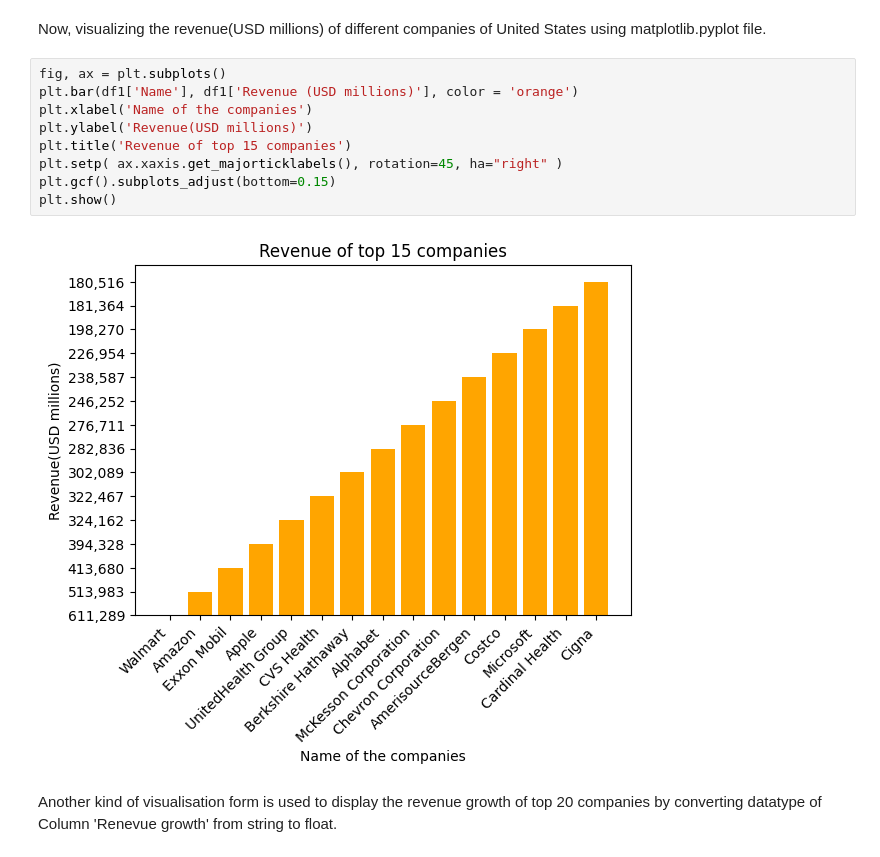
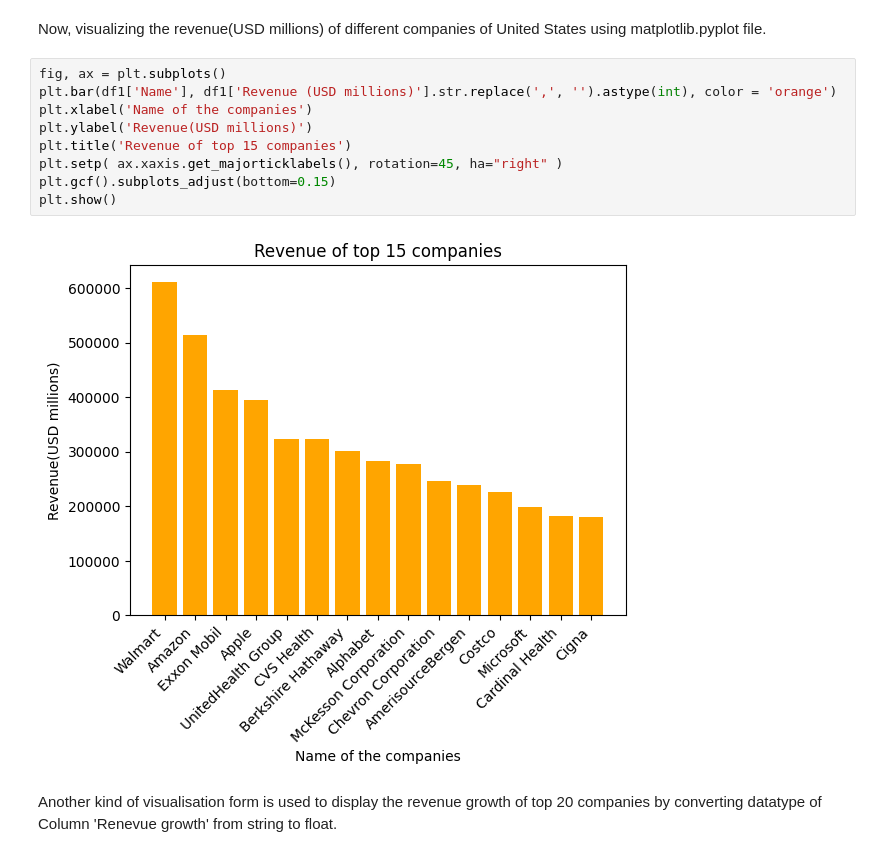
Before and after one commit to poonamsharma22/4th_wave_cantek, a Jupyter notebook: Poonam_Sharma.ipynb, the cells around one changed output. Saved outputs shown, nothing was run; the diff lists cells and outputs as text.

```diff
--- a/Poonam_Sharma.ipynb
+++ b/Poonam_Sharma.ipynb
@@ -147,15 +129,15 @@ df1
 Now, visualizing the revenue(USD millions) of different companies of United States using matplotlib.pyplot file.
 # %%
 fig, ax = plt.subplots()
-plt.bar(df1['Name'], df1['Revenue (USD millions)'], color = 'orange')
+plt.bar(df1['Name'], df1['Revenue (USD millions)'].str.replace(',', '').astype(int), color = 'orange')
 plt.xlabel('Name of the companies')
 plt.ylabel('Revenue(USD millions)')
 plt.title('Revenue of top 15 companies')
 plt.setp( ax.xaxis.get_majorticklabels(), rotation=45, ha="right" )
 plt.gcf().subplots_adjust(bottom=0.15)
 plt.show()
 # %% [output]
-[figure, old version]
+[figure, new version]
 # %% [markdown]
 Another kind of visualisation form is used to display the revenue growth of top 20 companies by converting datatype of Column 'Renevue growth' from string to float.
 # %%
```
Also changed, not shown: parts of 9 cells of this notebook.
